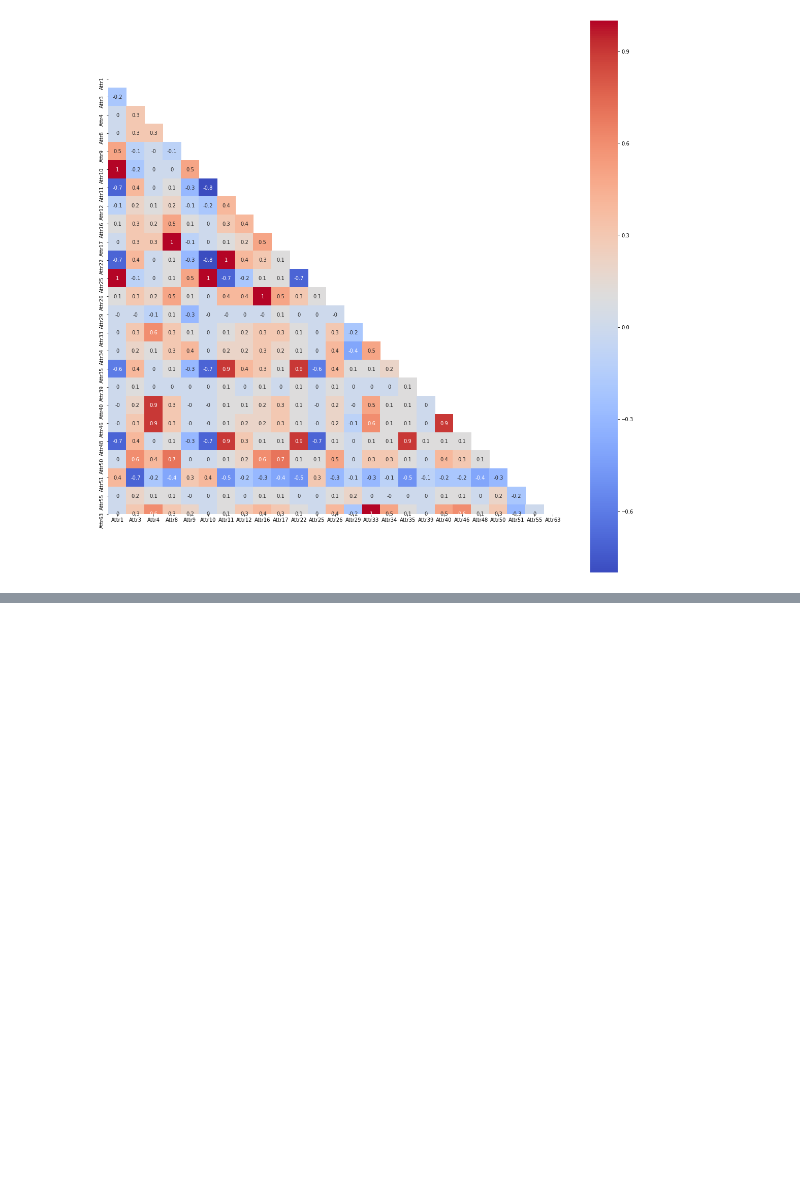
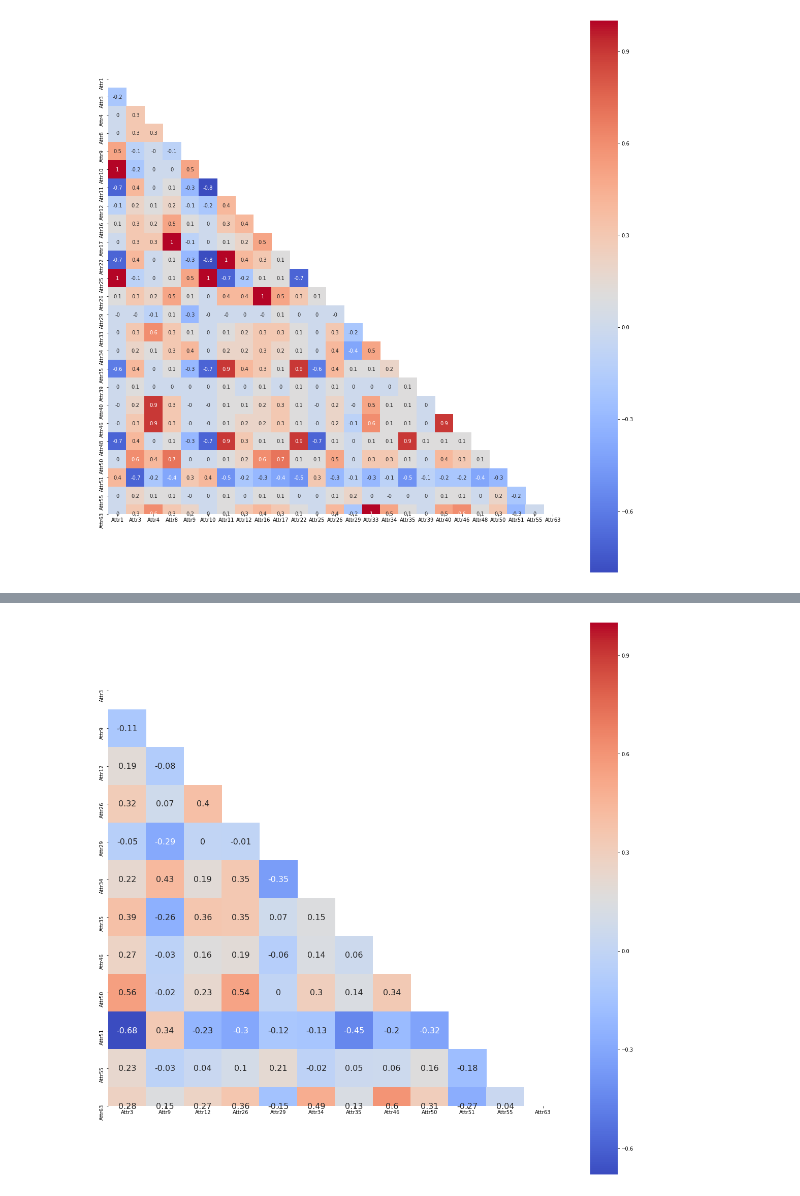
Before and after one commit to lqw110/Springboardminiprojects, a Jupyter notebook: capstone1.ipynb, the cells around one changed output, grey strips where cells are left out. Saved outputs shown, nothing was run; the diff lists cells and outputs as text; code cells hidden in the pictures; blank space fills up the shorter version.

```diff
--- a/capstone1.ipynb
+++ b/capstone1.ipynb
@@ -205,0 +266,10 @@ plt.show()
+# %%
+#caculate the scores again for the left features
+array1 = train1.values
+X1 = array[:,0:31]
+Y1 = array[:,31]
+test1 = SelectKBest(score_func=f_classif, k=15)
+fit1 = test1.fit(X1, Y1)
+
+set_printoptions(precision=3)
+print(fit1.scores_)
@@ -205,0 +282,4 @@ plt.show()
+# %%
+#find out all the weak ones
+weak_list = [i for i in range(len(fit1.scores_)) if fit1.scores_[i]<1]
+weak_list
@@ -205,0 +288,4 @@ plt.show()
+# %%
+#once again drop the weak ones
+train2 = train1.drop(train1.columns[[weak_list]],axis=1)
+train2
@@ -205,0 +306,9 @@ plt.show()
+# %%
+corr = round(train2.iloc[:,:-1].corr(),2)
+mask = np.triu(np.ones_like(corr, dtype=np.bool))
+fig, ax = plt.subplots(figsize=(20,20))
+heatmap = sns.heatmap(corr, mask=mask,square=True,annot=True,cmap='coolwarm',ax=ax,annot_kws={"size": 16})
+plt.show()
+fig.savefig('heatmap12.png')
+# %% [output]
+[figure, added]
```
Also changed, not shown: parts of 11 cells of this notebook.
